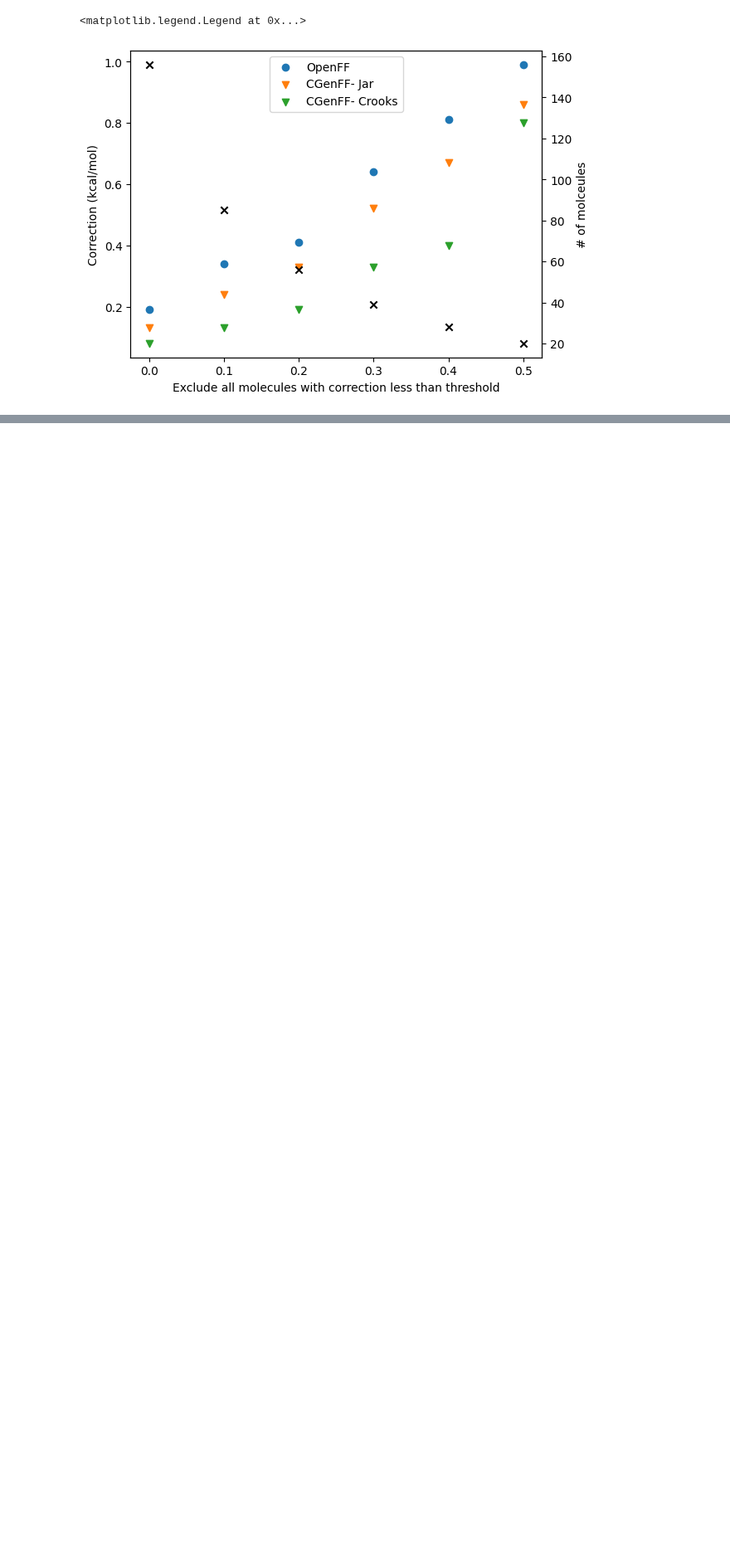
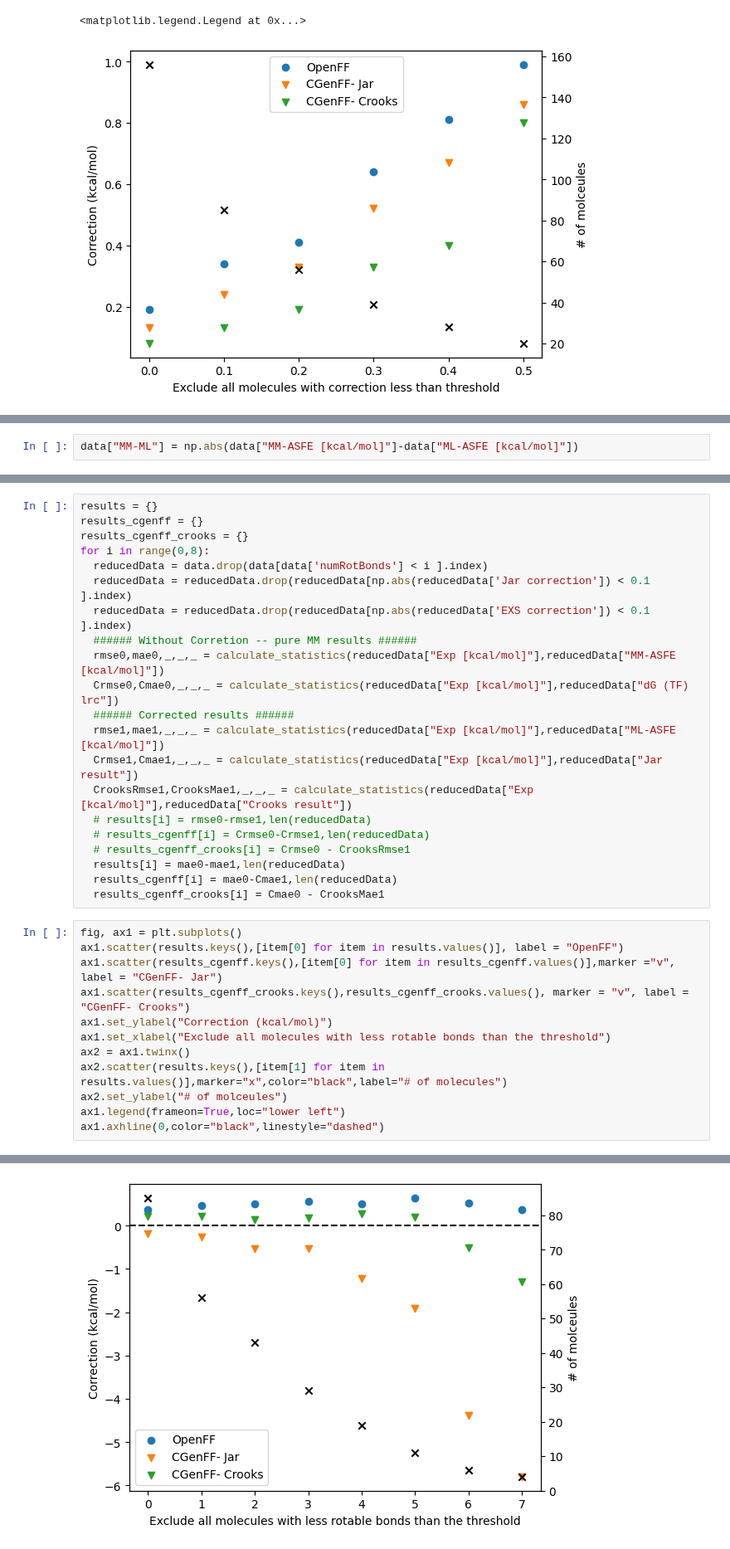
Before and after one commit to JohannesKarwou/notebooks, a Jupyter notebook: combinedDataset.ipynb, the cells around one changed output, grey strips where cells are left out. Shown at 83% size. Cells and saved outputs as stored; diff of their text form; blank space fills up the shorter version.

```diff
--- a/combinedDataset.ipynb
+++ b/combinedDataset.ipynb
@@ -191,0 +183,2 @@ ax1.legend(frameon=True,loc="upper center")
+# %%
+data["MM-ML"] = np.abs(data["MM-ASFE [kcal/mol]"]-data["ML-ASFE [kcal/mol]"])
@@ -191,0 +206,34 @@ ax1.legend(frameon=True,loc="upper center")
+# %%
+results = {}
+results_cgenff = {}
+results_cgenff_crooks = {}
+for i in range(0,8):
+  reducedData = data.drop(data[data['numRotBonds'] < i ].index)
+  reducedData = reducedData.drop(reducedData[np.abs(reducedData['Jar correction']) < 0.1 ].index)
+  reducedData = reducedData.drop(reducedData[np.abs(reducedData['EXS correction']) < 0.1 ].index)
+  ###### Without Corretion -- pure MM results ######
+  rmse0,mae0,_,_,_ = calculate_statistics(reducedData["Exp [kcal/mol]"],reducedData["MM-ASFE [kcal/mol]"])
+  Crmse0,Cmae0,_,_,_ = calculate_statistics(reducedData["Exp [kcal/mol]"],reducedData["dG (TF) lrc"])
+  ###### Corrected results ######
+  rmse1,mae1,_,_,_ = calculate_statistics(reducedData["Exp [kcal/mol]"],reducedData["ML-ASFE [kcal/mol]"])
+  Crmse1,Cmae1,_,_,_ = calculate_statistics(reducedData["Exp [kcal/mol]"],reducedData["Jar result"])
+  CrooksRmse1,CrooksMae1,_,_,_ = calculate_statistics(reducedData["Exp [kcal/mol]"],reducedData["Crooks result"])
+  # results[i] = rmse0-rmse1,len(reducedData)
+  # results_cgenff[i] = Crmse0-Crmse1,len(reducedData)
+  # results_cgenff_crooks[i] = Crmse0 - CrooksRmse1
+  results[i] = mae0-mae1,len(reducedData)
+  results_cgenff[i] = mae0-Cmae1,len(reducedData)
+  results_cgenff_crooks[i] = Cmae0 - CrooksMae1
+# %%
+fig, ax1 = plt.subplots()
+ax1.scatter(results.keys(),[item[0] for item in results.values()], label = "OpenFF")
+ax1.scatter(results_cgenff.keys(),[item[0] for item in results_cgenff.values()],marker ="v", label = "CGenFF- Jar")
+ax1.scatter(results_cgenff_crooks.keys(),results_cgenff_crooks.values(), marker = "v", label = "CGenFF- Crooks")
+ax1.set_ylabel("Correction (kcal/mol)")
+ax1.set_xlabel("Exclude all molecules with less rotable bonds than the threshold")
+ax2 = ax1.twinx()
+ax2.scatter(results.keys(),[item[1] for item in results.values()],marker="x",color="black",label="# of molecules")
+ax2.set_ylabel("# of molceules")
+ax1.legend(frameon=True,loc="lower left")
+ax1.axhline(0,color="black",linestyle="dashed")
+# %% [output]
@@ -191,0 +241 @@ ax1.legend(frameon=True,loc="upper center")
+[figure, added]
```
Also changed, not shown: parts of 8 cells of this notebook.
